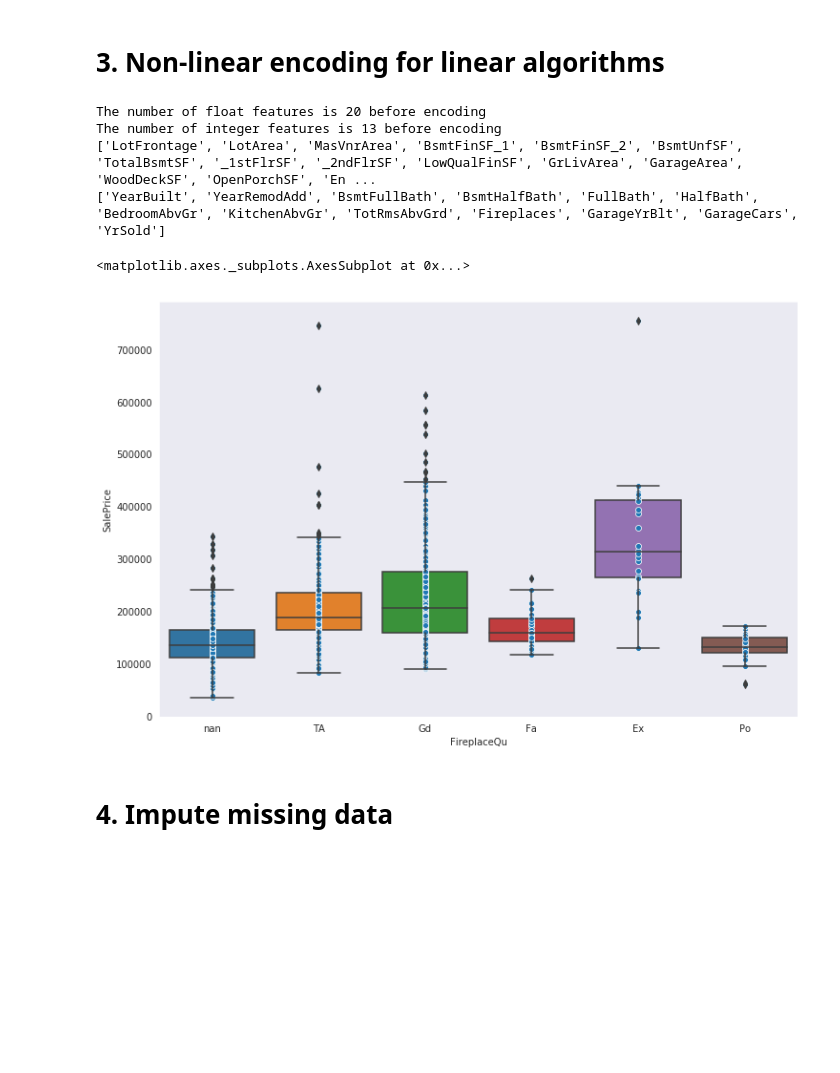
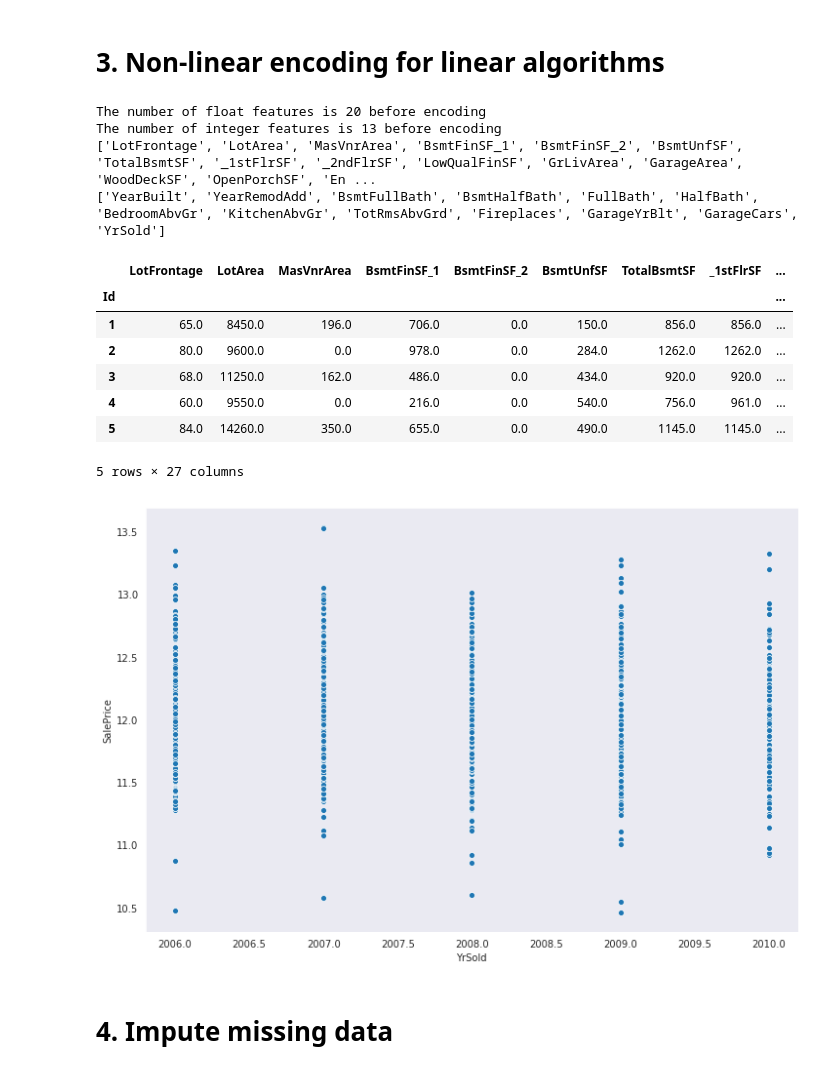
Before and after one commit to InterferencePattern/MST-housing-price-prediction, a Jupyter notebook: Scripts-James/1-FeatureEngineering_James.ipynb, the cells around one changed output. Saved outputs shown, nothing was run; the diff lists cells and outputs as text; code cells hidden in the pictures; blank space fills up the shorter version.

```diff
--- a/1-FeatureEngineering_James.ipynb
+++ b/Scripts-James/1-FeatureEngineering_James.ipynb
@@ -268,6 +269,10 @@ print("The number of integer features is " + str(len(intList)) + " before encodi
 print(floatList)
 print(intList)
 
+num_df = df[floatList + intList].copy()
+
+# LotFrontage does not have constant variance
+num_df.LotFrontage
 
 # MasVnrArea is messed up (lots of values of 0) and can probably be dropped,
 # since it probably correlates with other variables
@@ -297,45 +302,63 @@ print(intList)
 # EnclosedPorch... Convert to boolean
 
 # Definitely drop _3SsnPorch
+num_df.drop("_3SsnPorch", axis = 1, inplace=True)
 
-# Skip ScreenPorch. There's a mild effect but there are too many zeros
+# Drop ScreenPorch. There's a mild effect but there are too many zeros
+num_df.drop("ScreenPorch", axis = 1, inplace=True)
 
-# Skip PoolArea
-d
+# Drop PoolArea
+num_df.drop("PoolArea", axis = 1, inplace=True)
 
 # Drop MiscVal
+num_df.drop("MiscVal", axis = 1, inplace=True)
 
 # YearBuilt is good, but needs to be fitted parabolically
 
 # YearRemodAdd is a very weak effect. Maybe useful but we should add a boolean for "wasRemodeled"
 
 # FullBath + BsmtFullBath + HalfBath + BsmtHalfBath is nicely linear
+num_df['FullBaths'] = num_df.FullBath + num_df.BsmtFullBath
+num_df['HalfBaths'] = num_df.HalfBath + num_df.BsmtHalfBath
+num_df.drop("FullBath", axis = 1, inplace=True)
+num_df.drop("BsmtFullBath", axis = 1, inplace=True)
+num_df.drop("HalfBath", axis = 1, inplace=True)
+num_df.drop("BsmtHalfBath", axis = 1, inplace=True)
 
 # BedroomAbvGr shockingly has a weird connection to price!
 
 # KitchenAbvGr has a strange negative correlation with price
 
 # TotRmsAbvGrd has a quadratic relationship with price
 
 # Fireplaces has a sqrt relationship with price
 
 # GarageYrBlt has an exponential relationship with price, but that probably has to do with year house was built
 
 # GarageCars has an exponential relationship with price as well
 
 # YrSold is shockingly uncorrelated with price, but I'd still be wary to leave it out.
 
-plotFeature = df.FireplaceQu
-sns.scatterplot(plotFeature, df.SalePrice)
-sns.boxplot(plotFeature, df.SalePrice)
-#sns.jointplot(plotFeature, df.SalePrice, kind='kde')
+plotFeature = df.YrSold
+sns.scatterplot(plotFeature, df.SalePrice.apply(np.log))
+# sns.boxplot(plotFeature, df.SalePrice)
+# sns.jointplot(plotFeature, df.SalePrice, kind='kde')
+
+num_df.head()
 # %% [output]
 The number of float features is 20 before encoding
 The number of integer features is 13 before encoding
 ['LotFrontage', 'LotArea', 'MasVnrArea', 'BsmtFinSF_1', 'BsmtFinSF_2', 'BsmtUnfSF', 'TotalBsmtSF', '_1stFlrSF', '_2ndFlrSF', 'LowQualFinSF', 'GrLivArea', 'GarageArea', 'WoodDeckSF', 'OpenPorchSF', 'En ...
 ['YearBuilt', 'YearRemodAdd', 'BsmtFullBath', 'BsmtHalfBath', 'FullBath', 'HalfBath', 'BedroomAbvGr', 'KitchenAbvGr', 'TotRmsAbvGrd', 'Fireplaces', 'GarageYrBlt', 'GarageCars', 'YrSold']
+|  | LotFrontage | LotArea | MasVnrArea | BsmtFinSF_1 | BsmtFinSF_2 | BsmtUnfSF | TotalBsmtSF | _1stFlrSF | ... |
+| Id |  |  |  |  |  |  |  |  | ... |
+| 1 | 65.0 | 8450.0 | 196.0 | 706.0 | 0.0 | 150.0 | 856.0 | 856.0 | ... |
+| 2 | 80.0 | 9600.0 | 0.0 | 978.0 | 0.0 | 284.0 | 1262.0 | 1262.0 | ... |
+| 3 | 68.0 | 11250.0 | 162.0 | 486.0 | 0.0 | 434.0 | 920.0 | 920.0 | ... |
+| 4 | 60.0 | 9550.0 | 0.0 | 216.0 | 0.0 | 540.0 | 756.0 | 961.0 | ... |
+| 5 | 84.0 | 14260.0 | 350.0 | 655.0 | 0.0 | 490.0 | 1145.0 | 1145.0 | ... |
-<matplotlib.axes._subplots.AxesSubplot at 0x...>
+5 rows × 27 columns
-[figure, old version]
+[figure, new version]
 # %% [markdown]
 # 4. Impute missing data
 # %% [markdown]
```
Also changed, not shown: parts of 2 cells of this notebook, 1 other file.
